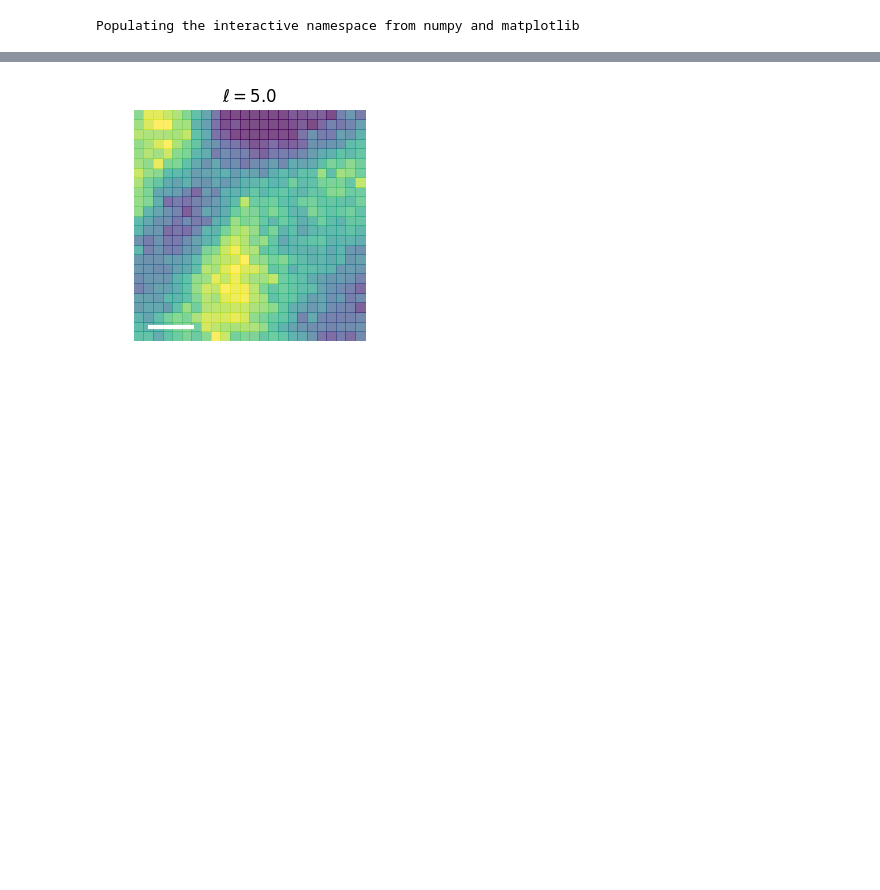
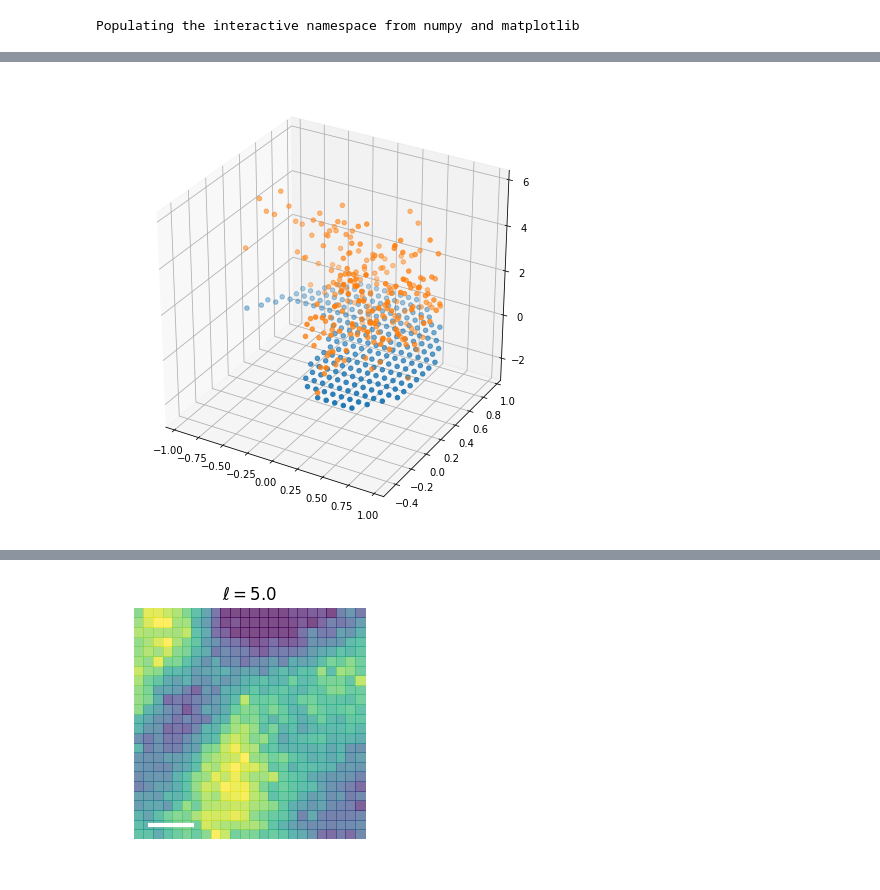
Before and after one commit to Teichlab/SpatialDE, a Jupyter notebook: Analysis/Theory/Example Spatial Patterns.ipynb, the cells around one changed output, grey strips where cells are left out. Saved outputs shown, nothing was run; the diff lists cells and outputs as text; code cells hidden in the pictures; blank space fills up the shorter version.

```diff
--- a/Analysis/Theory/Example Spatial Patterns.ipynb
+++ b/Analysis/Theory/Example Spatial Patterns.ipynb
@@ -5,0 +28,2 @@ Populating the interactive namespace from numpy and matplotlib
+# %%
+X = np.vstack((x, y)).T
@@ -5,0 +32,5 @@ Populating the interactive namespace from numpy and matplotlib
+# %%
+K = SpatialDE.base.SE_kernel(X, 0.1)
+I = np.eye(K.shape[0])
+# %%
+Y = np.random.multivariate_normal(0 * X[:, 0] + 2.5, 2. * (0.95 * K + 0.05 * I))
@@ -5,0 +79,10 @@ Populating the interactive namespace from numpy and matplotlib
+# %%
+figsize(8, 8)
+
+fig = plt.figure()
+ax = fig.add_subplot(111, projection='3d')
+
+ax.scatter(*X.T);
+ax.scatter(*X.T, Y);
+# %% [output]
+[figure, added]
```
Also changed, not shown: parts of 12 cells of this notebook, 1 other file.
